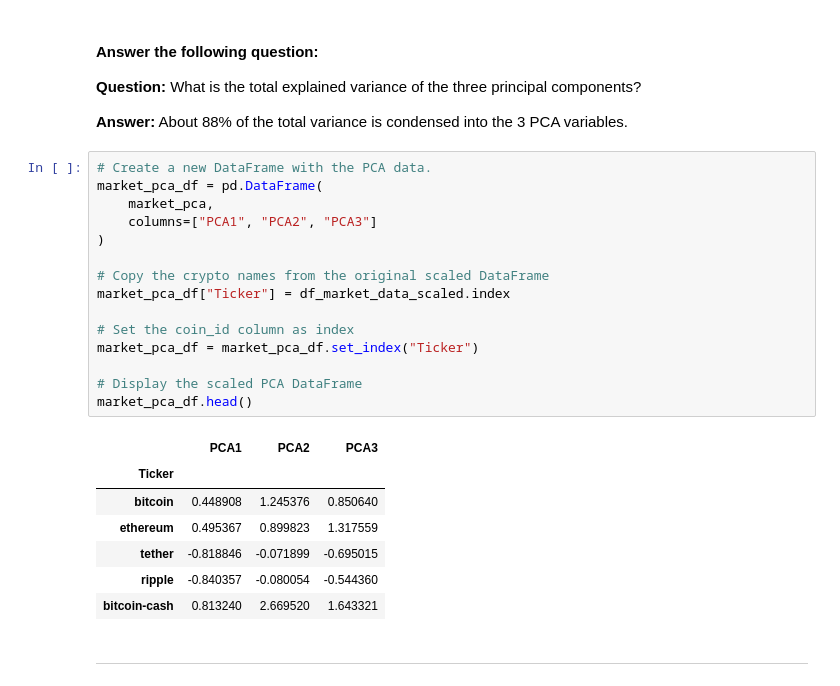
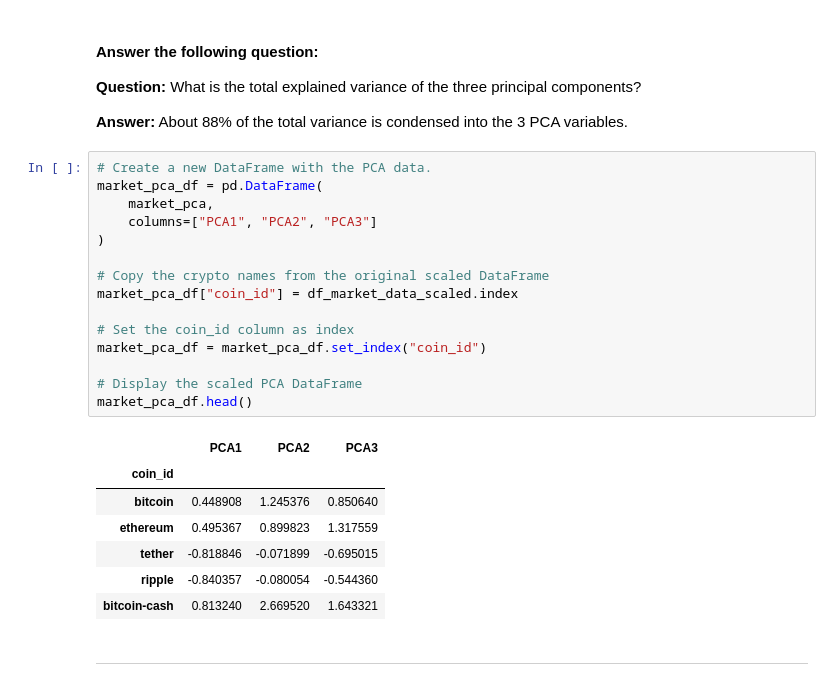
Before and after one commit to Angelinamurdock/CryptoClustering, a Jupyter notebook: Crypto_Clustering_final.ipynb, the cells around one changed output. Drawn from its saved outputs; the diff is of its cells as text.

```diff
--- a/Crypto_Clustering_final.ipynb
+++ b/Crypto_Clustering_final.ipynb
@@ -225,21 +230,21 @@ array([0.34871677, 0.31363391, 0.22627118])
 # %%
 # Create a new DataFrame with the PCA data.
 market_pca_df = pd.DataFrame(
     market_pca,
     columns=["PCA1", "PCA2", "PCA3"]
 )
 
 # Copy the crypto names from the original scaled DataFrame
-market_pca_df["Ticker"] = df_market_data_scaled.index
+market_pca_df["coin_id"] = df_market_data_scaled.index
 
 # Set the coin_id column as index
-market_pca_df = market_pca_df.set_index("Ticker")
+market_pca_df = market_pca_df.set_index("coin_id")
 
 # Display the scaled PCA DataFrame
 market_pca_df.head()
 # %% [output]
 |  | PCA1 | PCA2 | PCA3 |
-| Ticker |  |  |  |
+| coin_id |  |  |  |
 | bitcoin | 0.448908 | 1.245376 | 0.850640 |
 | ethereum | 0.495367 | 0.899823 | 1.317559 |
 | tether | -0.818846 | -0.071899 | -0.695015 |
```
Also changed, not shown: parts of 15 cells of this notebook, 1 other file.
